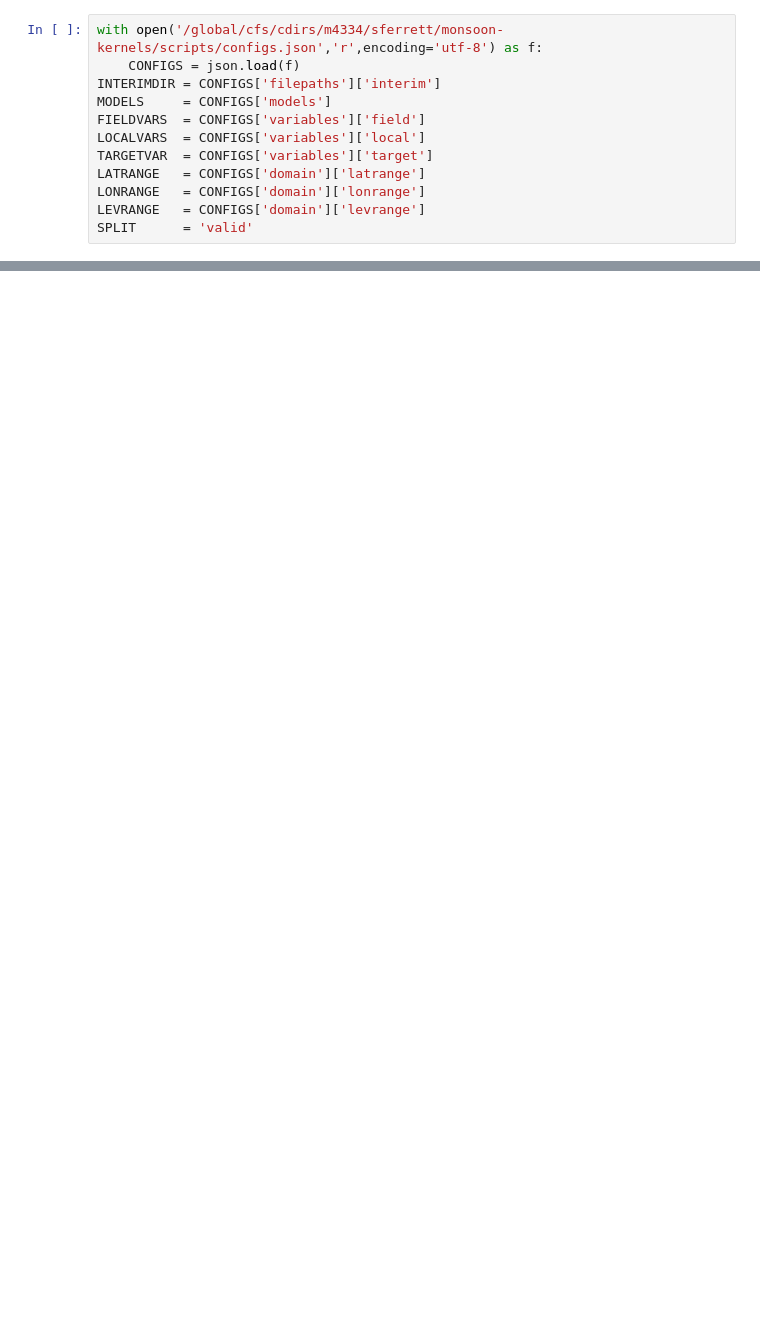
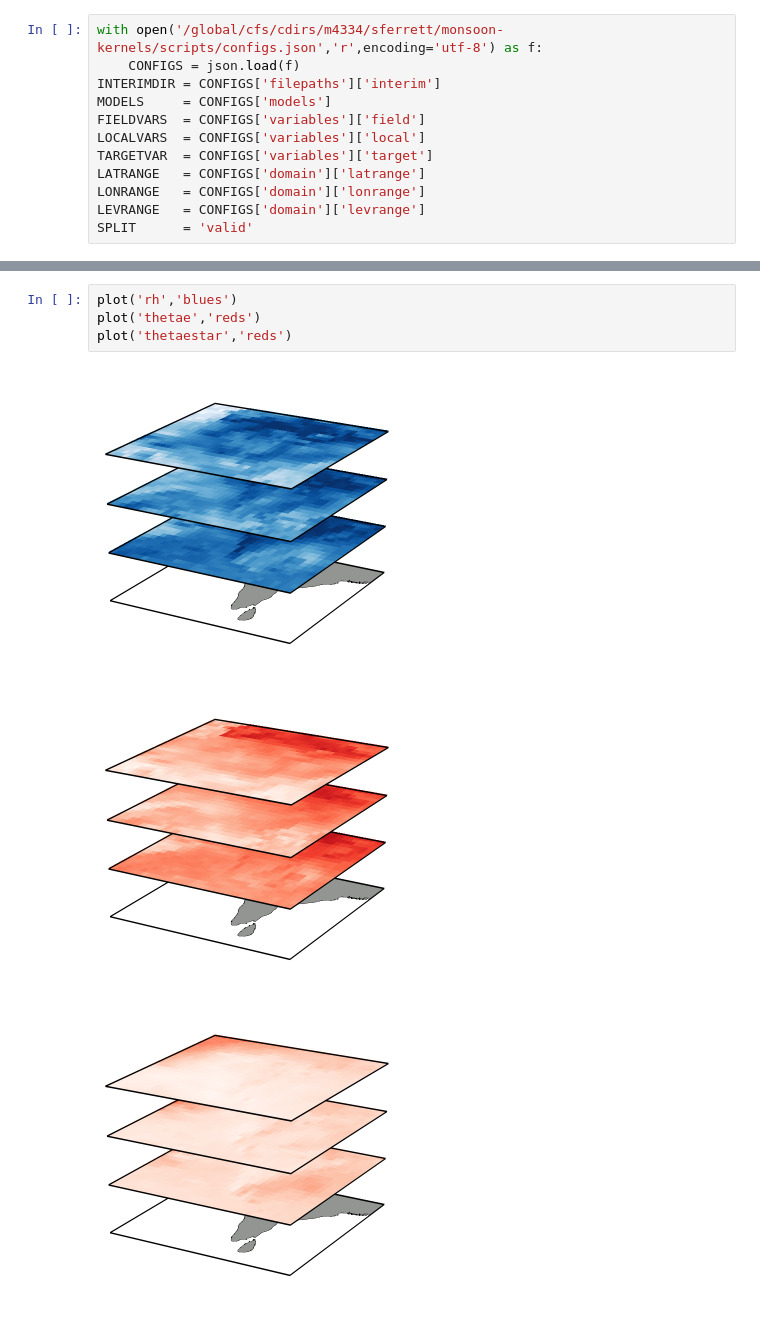
Before and after one commit to savannahferretti/monsoon-kernels, a Jupyter notebook: notebooks/schematic.ipynb, the cells around one changed output, grey strips where cells are left out. Cells and saved outputs as stored; diff of their text form; blank space fills up the shorter version.

```diff
--- a/notebooks/schematic.ipynb
+++ b/notebooks/schematic.ipynb
@@ -436,0 +141,8 @@ plt.show()
+# %%
+plot('rh','blues')
+plot('thetae','reds')
+plot('thetaestar','reds')
+# %% [output]
+[figure, added]
+[figure, added]
+[figure, added]
```
Also changed, not shown: parts of 10 cells of this notebook, 4 other files.
